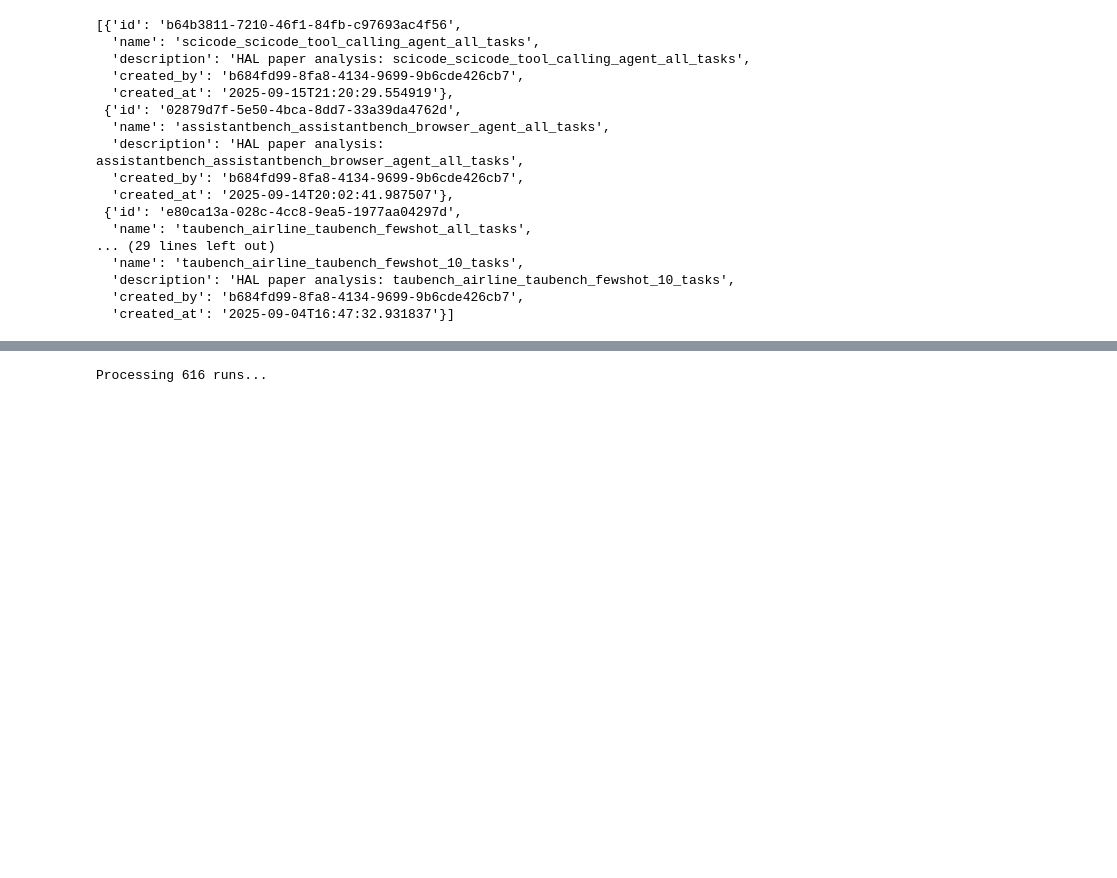
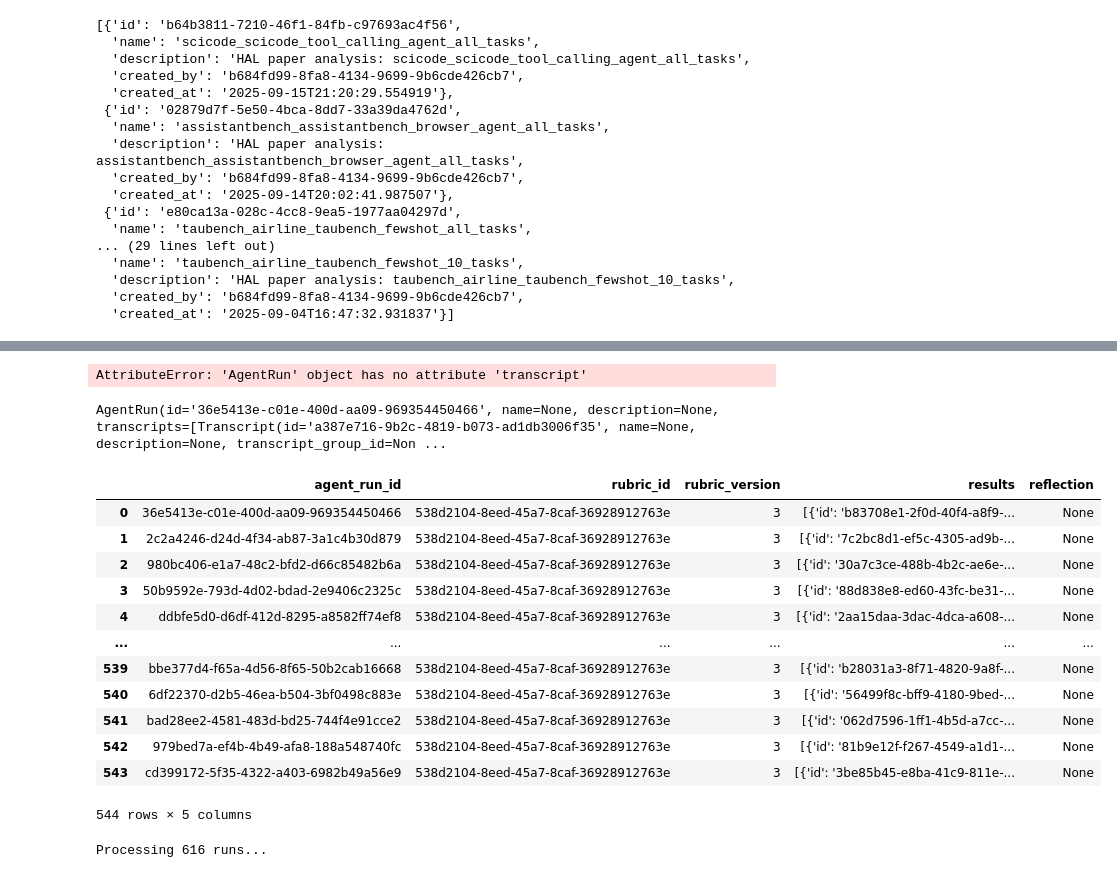
Before and after one commit to peterkirgis/hal-paper-analysis, a Jupyter notebook: qualitative/results/docent_rubric_analysis.ipynb, the cells around one changed output, grey strips where cells are left out. Drawn from its saved outputs; the diff is of its cells as text; code cells hidden in the pictures; blank space fills up the shorter version.

Commit message:
additional results and pipeline modifications

```diff
--- a/qualitative/results/docent_rubric_analysis.ipynb
+++ b/qualitative/results/docent_rubric_analysis.ipynb
@@ -4,8 +4,9 @@ import pandas as pd
 from tqdm import tqdm
 import os
 
+DOCENT_API_KEY = os.getenv("DOCENT_API_KEY")
 
-DOCENT_API_KEY = os.getenv("DOCENT_API_KEY")
+DOCENT_API_KEY="dk_JiGrL0p0WOspou5-AtqR553tXTsyFOjwqKnhvx__7Nk"
 
 client = Docent(
     api_key=DOCENT_API_KEY,
@@ -59,6 +91,32 @@ rubrics
 # %%
-rubric_id = "31002fcf-8750-4615-9cdd-28206aad0636"
-run_state = client.get_rubric_run_state(collection_id, rubric_id)
+rubric_id = "538d2104-8eed-45a7-8caf-36928912763e"
+run_state = client.get_rubric_run_state("e80ca13a-028c-4cc8-9ea5-1977aa04297d", rubric_id)
+# %%
+run_state_df = pd.DataFrame(run_state['results'])
+# %%
+run_info = client.get_agent_run("e80ca13a-028c-4cc8-9ea5-1977aa04297d", "36e5413e-c01e-400d-aa09-969354450466")
+# %% [output]
+AttributeError: 'AgentRun' object has no attribute 'transcript'
+# %%
+run_info
+# %% [output]
+AgentRun(id='36e5413e-c01e-400d-aa09-969354450466', name=None, description=None, transcripts=[Transcript(id='a387e716-9b2c-4819-b073-ad1db3006f35', name=None, description=None, transcript_group_id=Non ...
+# %%
+run_state_df
+# %% [output]
+|  | agent_run_id | rubric_id | rubric_version | results | reflection |
+| 0 | 36e5413e-c01e-400d-aa09-969354450466 | 538d2104-8eed-45a7-8caf-36928912763e | 3 | [{'id': 'b83708e1-2f0d-40f4-a8f9-... | None |
+| 1 | 2c2a4246-d24d-4f34-ab87-3a1c4b30d879 | 538d2104-8eed-45a7-8caf-36928912763e | 3 | [{'id': '7c2bc8d1-ef5c-4305-ad9b-... | None |
+| 2 | 980bc406-e1a7-48c2-bfd2-d66c85482b6a | 538d2104-8eed-45a7-8caf-36928912763e | 3 | [{'id': '30a7c3ce-488b-4b2c-ae6e-... | None |
+| 3 | 50b9592e-793d-4d02-bdad-2e9406c2325c | 538d2104-8eed-45a7-8caf-36928912763e | 3 | [{'id': '88d838e8-ed60-43fc-be31-... | None |
+| 4 | ddbfe5d0-d6df-412d-8295-a8582ff74ef8 | 538d2104-8eed-45a7-8caf-36928912763e | 3 | [{'id': '2aa15daa-3dac-4dca-a608-... | None |
+| ... | ... | ... | ... | ... | ... |
+| 539 | bbe377d4-f65a-4d56-8f65-50b2cab16668 | 538d2104-8eed-45a7-8caf-36928912763e | 3 | [{'id': 'b28031a3-8f71-4820-9a8f-... | None |
+| 540 | 6df22370-d2b5-46ea-b504-3bf0498c883e | 538d2104-8eed-45a7-8caf-36928912763e | 3 | [{'id': '56499f8c-bff9-4180-9bed-... | None |
+| 541 | bad28ee2-4581-483d-bd25-744f4e91cce2 | 538d2104-8eed-45a7-8caf-36928912763e | 3 | [{'id': '062d7596-1ff1-4b5d-a7cc-... | None |
+| 542 | 979bed7a-ef4b-4b49-afa8-188a548740fc | 538d2104-8eed-45a7-8caf-36928912763e | 3 | [{'id': '81b9e12f-f267-4549-a1d1-... | None |
+| 543 | cd399172-5f35-4322-a403-6982b49a56e9 | 538d2104-8eed-45a7-8caf-36928912763e | 3 | [{'id': '3be85b45-e8ba-41c9-811e-... | None |
+544 rows × 5 columns
 # %%
 run_state_df = pd.DataFrame(run_state['results'])
 
```
Also changed, not shown: parts of 6 cells of this notebook, 48 other files.
